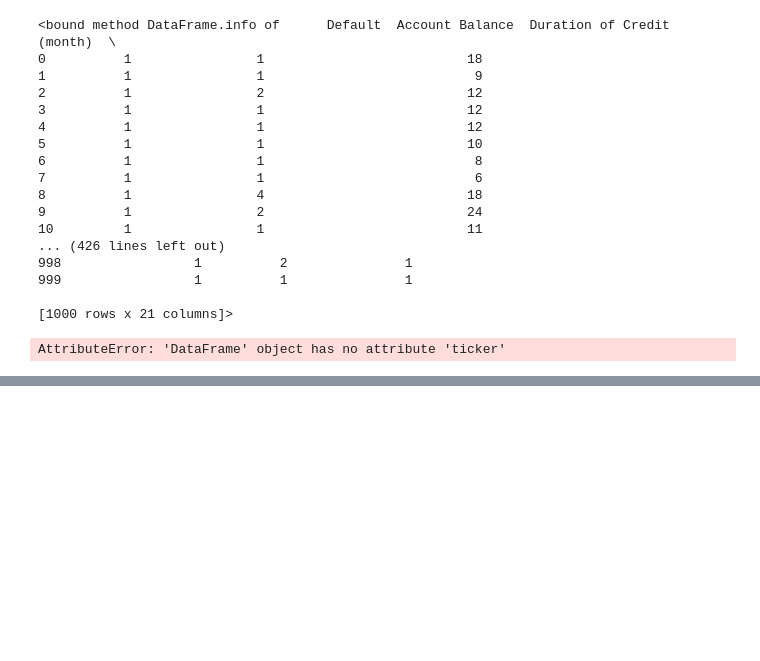
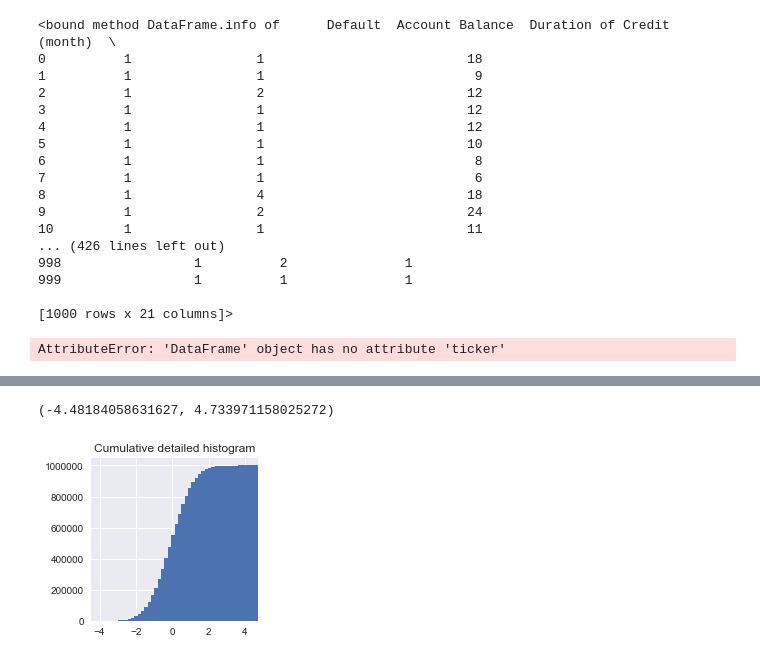
Before and after one commit to freakylemon/py_from_edhec, a Jupyter notebook: My first python notebook.ipynb, the cells around one changed output, grey strips where cells are left out. Drawn from its saved outputs; the diff is of its cells as text; code cells hidden in the pictures; blank space fills up the shorter version.

```diff
--- a/My first python notebook.ipynb
+++ b/My first python notebook.ipynb
@@ -201,0 +359,8 @@ AttributeError: 'DataFrame' object has no attribute 'ticker'
+# %%
+plt.figure(figsize = (3, 3))
+plt.hist(n, cumulative=True, bins=50)
+plt.title("Cumulative detailed histogram")
+plt.xlim(min(n), max(n))
+# %% [output]
+(-4.48184058631627, 4.733971158025272)
+[figure, added]
```
Also changed, not shown: parts of 34 cells of this notebook, 9 other files.
